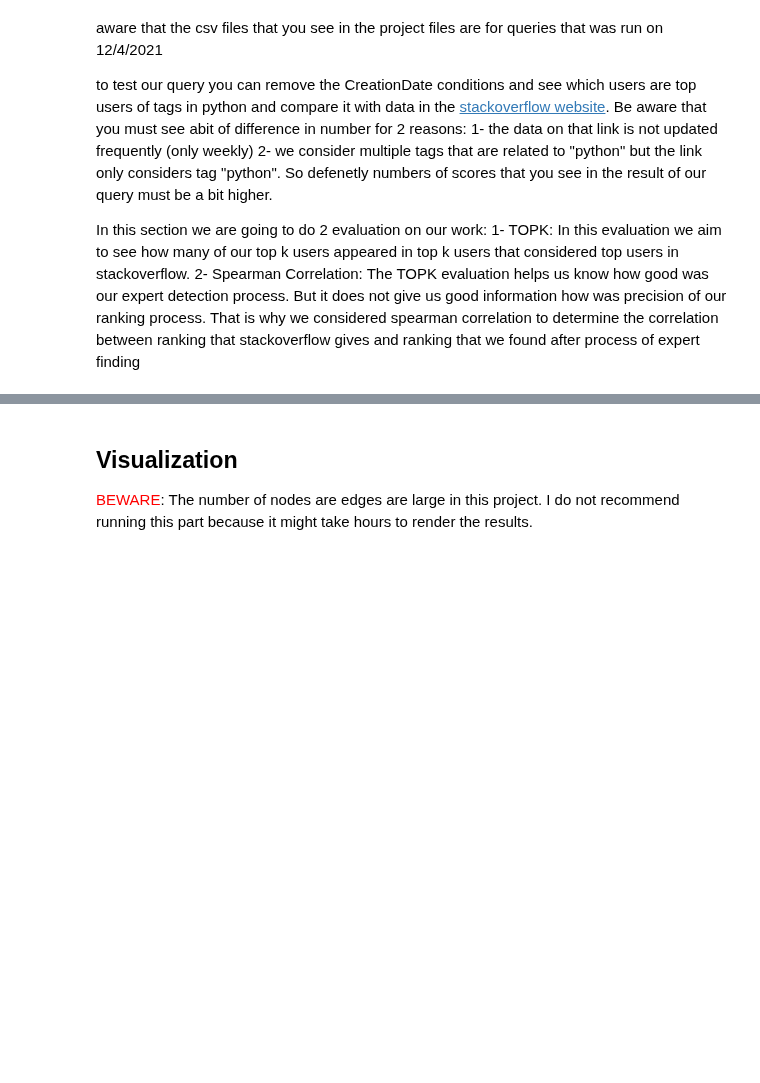
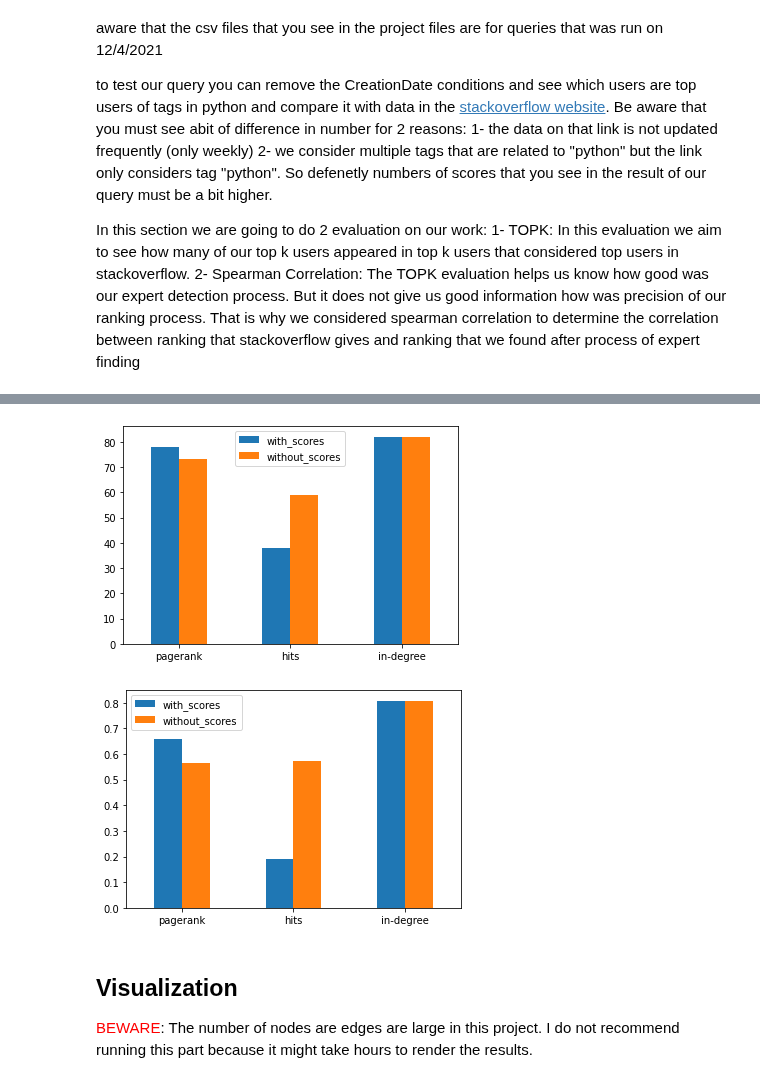
Before and after one commit to behnam7171/SocialWeb, a Jupyter notebook: research_project.ipynb, the cells around one changed output, grey strips where cells are left out. Cells and saved outputs as stored; diff of their text form; code cells hidden in the pictures; blank space fills up the shorter version.

Commit message:
evaluation add with and without score

```diff
--- a/research_project.ipynb
+++ b/research_project.ipynb
@@ -42,3 +55,6 @@ G = nx.DiGraph()
+# %%
+G_with_scores = nx.DiGraph()
+G_without_scores = nx.DiGraph()
 # %% [markdown]
 Reading the edges from CSV file and generating raw edges and appending them as tuples inside a list
 # %%
@@ -375,3 +299,43 @@ plt.show()
+# %%
+# data to plot
+
+n_groups = 2
+gws_pagerank = sen_rank_evalauation_result*100
+gws_Hits = Hits_Rank_evalauation_result*100
+gws_Degree_Centrality = Degree_Centrality_Rank_evalauation_result*100
+
+gwos_pagerank = gwos_sen_rank_evalauation_result*100
+gwos_Hits = gwos_Hits_Rank_evalauation_result*100
+gwos_Degree_Centrality = gwos_Degree_Centrality_Rank_evalauation_result*100
+
+# create plot
+speed = [gws_pagerank, gws_Hits, gws_Degree_Centrality]
+lifespan = [gwos_pagerank, gwos_Hits, gwos_Degree_Centrality]
+index = ['pagerank', 'hits', 'in-degree']
+df = pd.DataFrame({'with_scores': speed,
+                   'without_scores': lifespan}, index=index)
+ax = df.plot.bar(rot=0)
+
+
+n_groups = 2
+gws_pagerank = spearman_evaluation_sen
+gws_Hits = spearman_evaluation_Hits
+gws_Degree_Centrality = spearman_evaluation_Degree_Centrality
+
+gwos_pagerank = gwos_spearman_evaluation_sen
+gwos_Hits = gwos_spearman_evaluation_Hits
+gwos_Degree_Centrality = gwos_spearman_evaluation_Degree_Centrality
+
+speed = [gws_pagerank, gws_Hits, gws_Degree_Centrality]
+lifespan = [gwos_pagerank, gwos_Hits, gwos_Degree_Centrality]
+index = ['pagerank', 'hits', 'in-degree']
+df = pd.DataFrame({'with_scores': speed,
+                   'without_scores': lifespan}, index=index)
+ax = df.plot.bar(rot=0)
+# create plot
+# %% [output]
+[figure, added]
+[figure, added]
 # %% [markdown]
 ## Visualization
 
```
Also changed, not shown: parts of 11 cells of this notebook.
